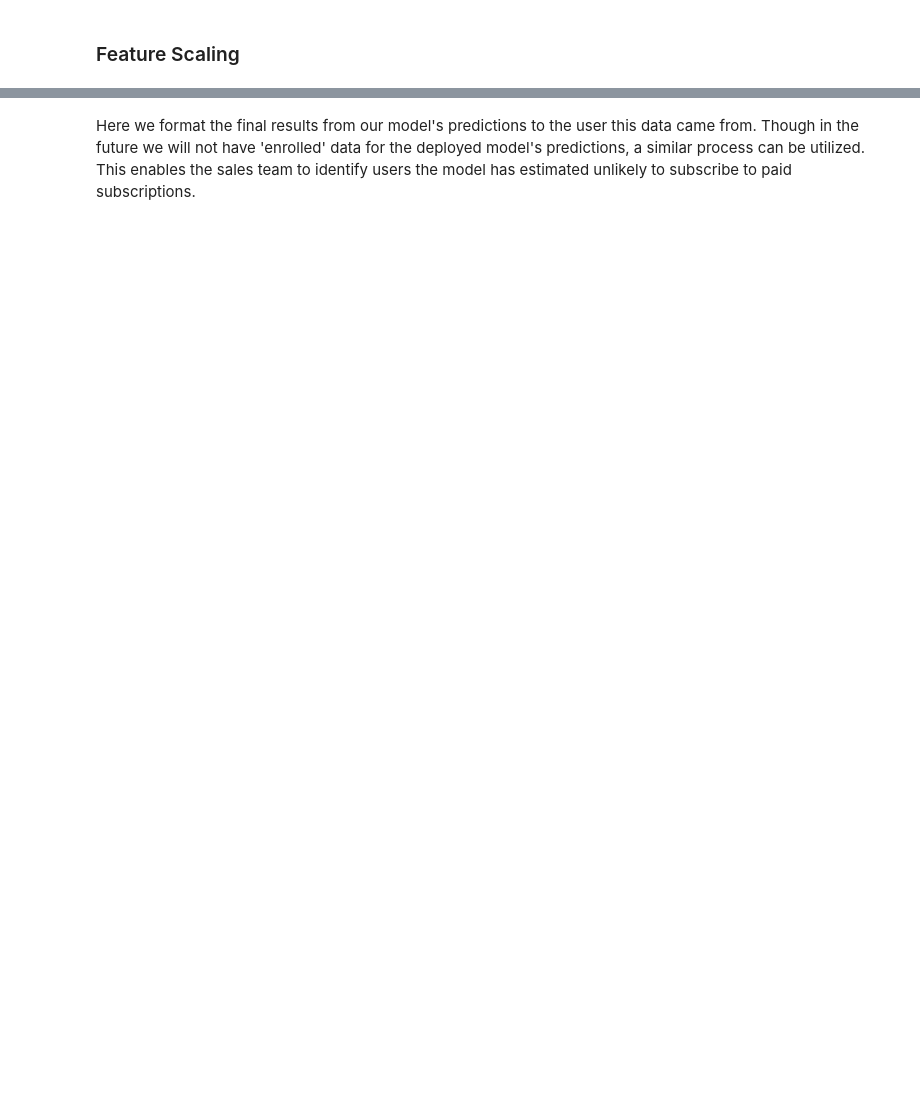
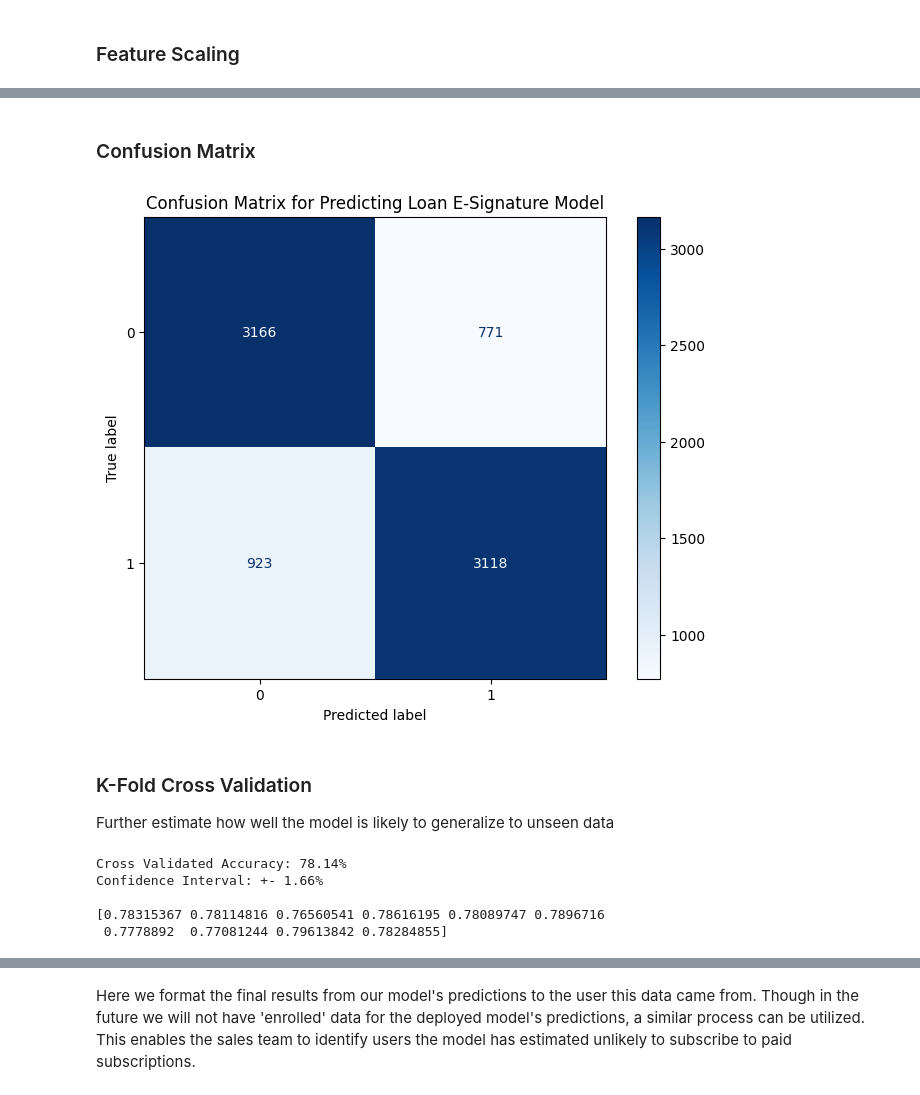
Before and after one commit to c-grigsby/ml-fintech-case-studies, a Jupyter notebook: directing-user-subscriptions/notebooks/directing-user-subscriptions_model.ipynb, the cells around one changed output, grey strips where cells are left out. Cells and saved outputs as stored; diff of their text form; code cells hidden in the pictures; blank space fills up the shorter version.

Commit message:
case(directingSubscriptions): update model building

```diff
--- a/directing-user-subscriptions/notebooks/directing-user-subscriptions_model.ipynb
+++ b/directing-user-subscriptions/notebooks/directing-user-subscriptions_model.ipynb
@@ -302,0 +280,7 @@ df_coefficients.head()
+# %%
+from xgboost import XGBClassifier
+
+# 100 Stages
+xgb_model = XGBClassifier(n_estimators=100, objective='binary:logistic', random_state=42)
+
+xgb_model.fit(X_train, y_train)
@@ -302,0 +301,13 @@ df_coefficients.head()
+# %%
+# Make predictions from the validation set
+y_predict = xgb_model.predict(X_validation)
+
+# Get model scores
+df_results = evaluate_scores_and_concat(y_validation, y_predict, 'XGBClassifier (n=100)', df_results)
+
+# Perform k-fold cross-validation, here with 5 folds
+accuracies = cross_val_score(estimator=xgb_model, X=X_train_and_validation, y=y_train_and_validation, cv=5)
+
+print("Cross Validated Accuracy: {:.2f}%".format(accuracies.mean()*100))
+print("Confidence Interval: +- {:.2f}%\n".format((accuracies.std()*2)*100))
+df_results
@@ -302,0 +333,46 @@ df_coefficients.head()
+# %%
+# Select model
+model = xgb_model
+# %% [markdown]
+### Confusion Matrix
+# %%
+from sklearn.metrics import confusion_matrix, ConfusionMatrixDisplay
+
+def sklearn_confusion_matrix(y_test, y_predict):
+    """
+    Generates a simple confusion matrix.
+    Accepts the test set and predicted labels from the model.
+    Displays the plot.
+    """
+    # Create a confusion matrix with the labels and our model's predictions
+    conf_matrix = confusion_matrix(y_test, y_predict)
+    # Create the plot
+    fig, ax = plt.subplots(figsize=(8,6), dpi=100)
+    display = ConfusionMatrixDisplay(conf_matrix, display_labels=model.classes_)
+    ax.set(title='Confusion Matrix for Predicting Loan E-Signature Model')
+    display.plot(ax=ax, cmap='Blues', values_format='d')
+    plt.show()
+
+
+sklearn_confusion_matrix(y_validation, y_predict)
+# %% [output]
+[figure, added]
+# %% [markdown]
+### K-Fold Cross Validation
+
+Further estimate how well the model is likely to generalize to unseen data
+# %%
+from sklearn.model_selection import cross_val_score
+
+# Perform k-fold cross-validation, here with 10 folds
+accuracies = cross_val_score(estimator=model, X=X_train_and_validation, y=y_train_and_validation, cv=10)
+
+print("Cross Validated Accuracy: {:.2f}%".format(accuracies.mean()*100))
+print("Confidence Interval: +- {:.2f}%\n".format((accuracies.std()*2)*100))
+print(accuracies)
+# %% [output]
+Cross Validated Accuracy: 78.14%
+Confidence Interval: +- 1.66%
+
+[0.78315367 0.78114816 0.76560541 0.78616195 0.78089747 0.7896716
+ 0.7778892  0.77081244 0.79613842 0.78284855]
```
Also changed, not shown: parts of 82 cells of this notebook, 4 other files.
